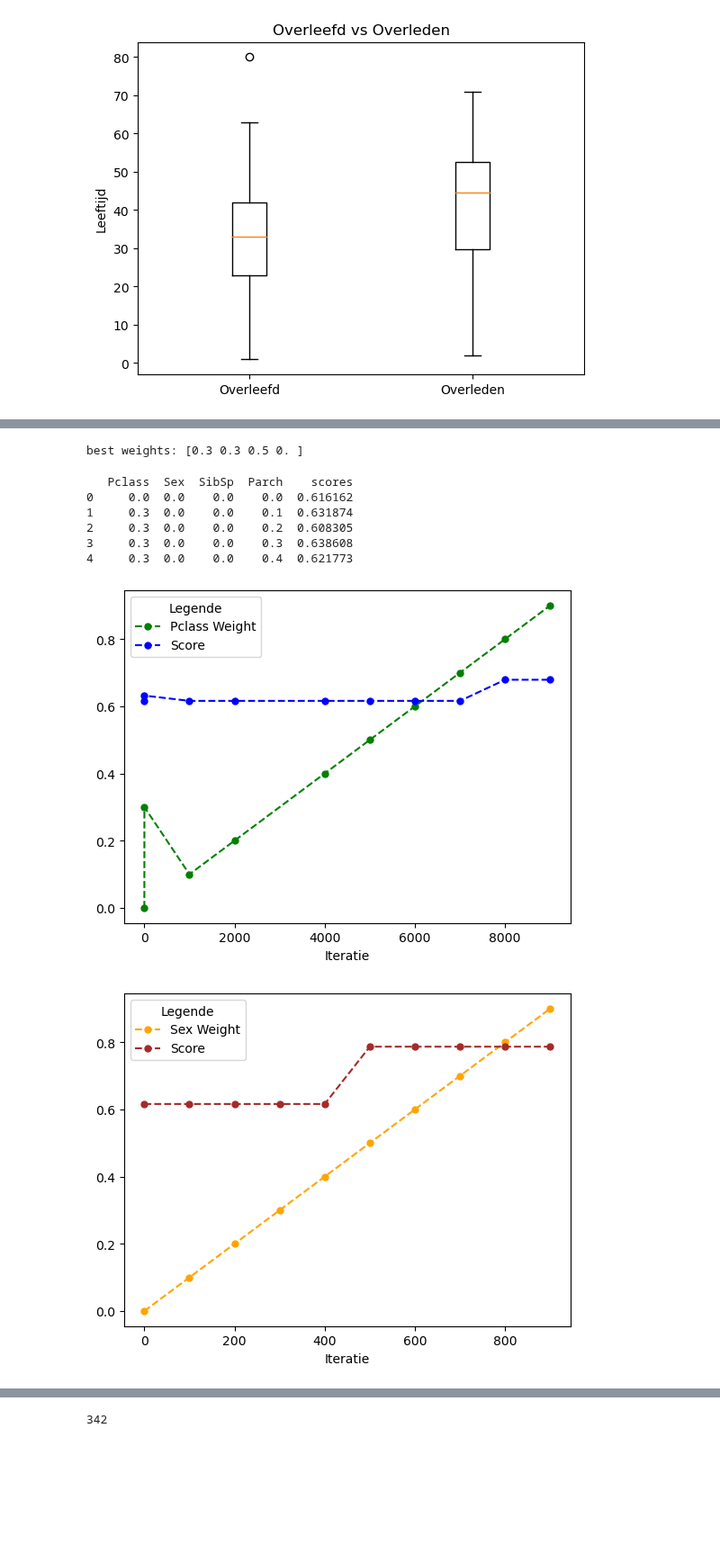
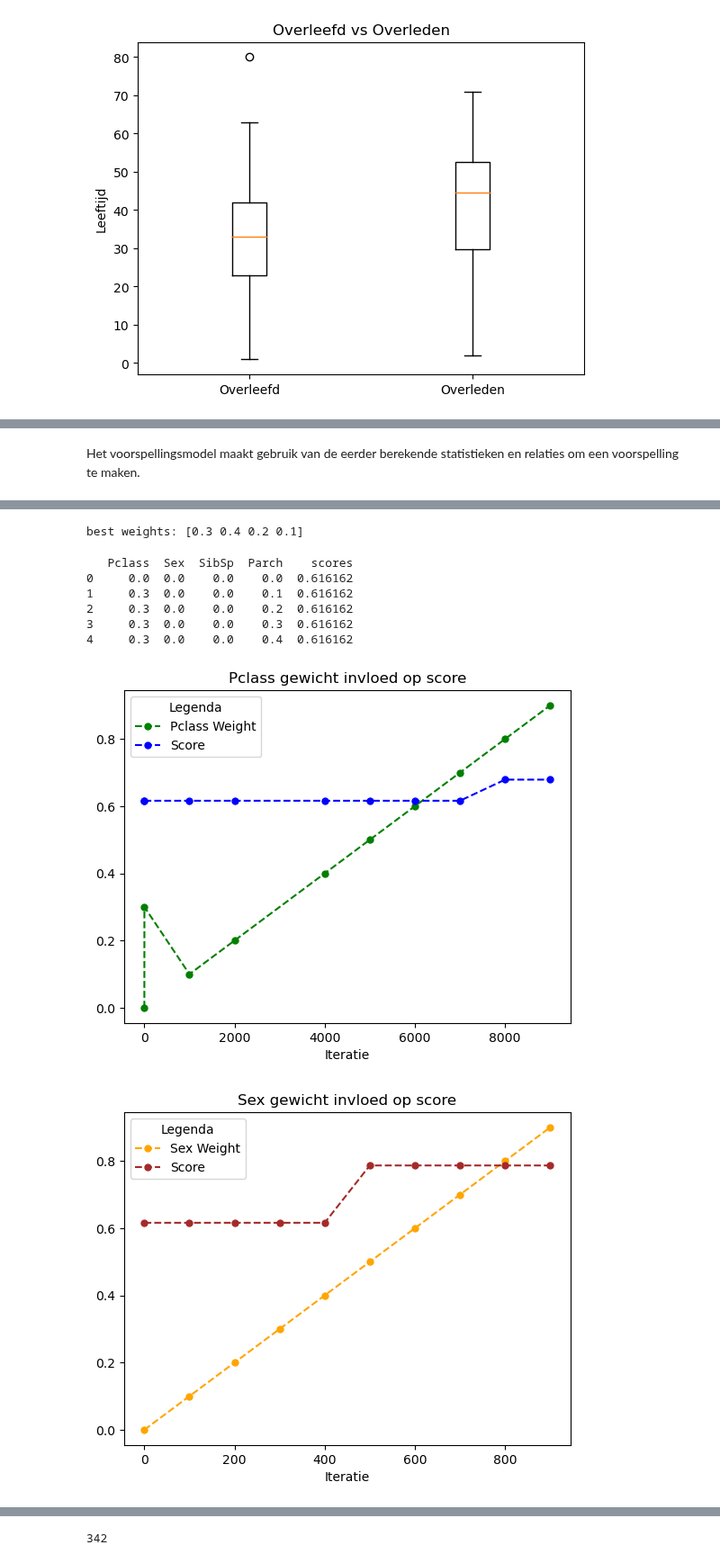
Before and after one commit to Stemt/DS-groep-6, a Jupyter notebook: case_1.ipynb, the cells around one changed output, grey strips where cells are left out. Shown at 90% size. Saved outputs shown, nothing was run; the diff lists cells and outputs as text; code cells hidden in the pictures; blank space fills up the shorter version.

```diff
--- a/case_1.ipynb
+++ b/case_1.ipynb
@@ -259,3 +250,5 @@ plt.show()
+# %% [markdown]
+Het voorspellingsmodel maakt gebruik van de eerder berekende statistieken en relaties om een voorspelling te maken.
 # %% [markdown]
 ![Alt text](imgs/PredictionModel.png)
 # %%
@@ -293,13 +285,13 @@ def dataset_to_probabilities(dataset):
     np_probabilities = np.array(probabilities)
     return np_probabilities
 # %%
-def ascii_bar(percent):
-    return '[' + round(percent) * '=' + round(100.0 - percent) * ' ' + ']'
 
-def prediction_model(probabilities : np.array,weights):
+# deze functie voert het model uit met de gegeven kansen en gewichten
+def prediction_model(probabilities,weights):
     predictions = probabilities.dot(weights.transpose())
     return np.where(predictions >= 0.5,1,0).transpose()
 
+# deze functie bepaal hoe accuraat het model is op basis van train dataset
 def calc_model_accuracy(weights):
     probabilities = dataset_to_probabilities(traindf)
     predictions = prediction_model(probabilities,weights)
@@ -314,7 +306,9 @@ def calc_model_accuracy(weights):
 
 best_weights = np.ndarray([])
 
+# deze functie zoekt beste gewichten op voor het voorspellingsmodel
 def optimize():
+    global best_weights
 
     params_scores = {
         'Pclass':[],
@@ -330,6 +324,7 @@ def optimize():
 
     weights = []
 
+    # deze for loop genereert verschillende combinaties van gewichten die getest gaan worden
     for i in range(w_range):
         for j in range(w_range):
             for k in range(w_range):
@@ -349,19 +344,17 @@ def optimize():
     params_scores['scores'] = calc_model_accuracy(weight_matrix)
 
 
-
+    # dit exporteert de gewichten en de bijbehorende score als een csv
     params_scores_df = pd.DataFrame(params_scores)
-
     params_scores_df.to_csv('param_scores.csv')
     params_scores_df = params_scores_df.sort_values(by='scores',ascending=False)
-    # print(params_scores_df.sort_values(by='scores',ascending=False).head(10))
     best_weights = params_scores_df.iloc[0].values[0:-1]
     print("best weights:",best_weights)
 
 
 def gen_submission():
+    global best_weights
     weights=best_weights
-    params = {'pclass_w': 0.5, 'gender_w': 0.3999999999999999, 'sibling_weight': 0.0, 'score': 0.8035914702581369}
     testset = pd.read_csv('data/test.csv')
     test_probs = dataset_to_probabilities(testset)
     testset['Survived'] = prediction_model(test_probs,weights)
@@ -369,5 +362,6 @@ def gen_submission():
     submission.to_csv('submission.csv')
 
 optimize()
+gen_submission()
 # %% [output]
-best weights: [0.3 0.3 0.5 0. ]
+best weights: [0.3 0.4 0.2 0.1]
@@ -387,8 +377,9 @@ ax.plot(pclass_data['Pclass'], color='green', linestyle='dashed', marker='o',
      markerfacecolor='green', markersize=5)
 ax.plot(pclass_data['scores'], color='blue', linestyle='dashed', marker='o',
      markerfacecolor='blue', markersize=5)
+ax.set_title("Pclass gewicht invloed op score")
 ax.set_xlabel("Iteratie")
-plt.legend(["Pclass Weight", "Score"], loc='best', title='Legende')
+plt.legend(["Pclass Weight", "Score"], loc='best', title='Legenda')
 plt.show()
 
 #sex_weight visualization
@@ -399,39 +390,42 @@ ax.plot(sex_data['Sex'], color='orange', linestyle='dashed', marker='o',
      markerfacecolor='orange', markersize=5)
 ax.plot(sex_data['scores'], color='brown', linestyle='dashed', marker='o',
      markerfacecolor='brown', markersize=5)
+ax.set_title("Sex gewicht invloed op score")
 ax.set_xlabel("Iteratie")
-plt.legend(["Sex Weight", "Score"], loc='best', title='Legende')
+plt.legend(["Sex Weight", "Score"], loc='best', title='Legenda')
 plt.show()
 
 #sibling_weight visualization
 sibling_data = param_scores.copy()
 sibling_data = sibling_data.drop_duplicates('SibSp')
 fig,ax = plt.subplots()
 ax.plot(sibling_data['SibSp'], color='grey', linestyle='dashed', marker='o',
      markerfacecolor='grey', markersize=5)
 ax.plot(sibling_data['scores'],  color='red', linestyle='dashed', marker='o',
      markerfacecolor='red', markersize=5)
+ax.set_title("SibSp gewicht invloed op score")
 ax.set_xlabel("Iteratie")
-plt.legend(["SibSp Weight", "Score"], loc='best', title='Legende')
+plt.legend(["SibSp Weight", "Score"], loc='best', title='Legenda')
 plt.show()
 
 #parch_weight visualization EDIT
 sibling_data = param_scores.copy()
 sibling_data = sibling_data.drop_duplicates('Parch')
 fig,ax = plt.subplots()
 ax.plot(sibling_data['Parch'], color='grey', linestyle='dashed', marker='o',
      markerfacecolor='grey', markersize=5)
 ax.plot(sibling_data['scores'],  color='red', linestyle='dashed', marker='o',
      markerfacecolor='red', markersize=5)
+ax.set_title("Parch gewicht invloed op score")
 ax.set_xlabel("Iteratie")
-plt.legend(["Parch Weight", "Score"], loc='best', title='Legende')
+plt.legend(["Parch Weight", "Score"], loc='best', title='Legenda')
 plt.show()
 # %% [output]
    Pclass  Sex  SibSp  Parch    scores
 0     0.0  0.0    0.0    0.0  0.616162
-1     0.3  0.0    0.0    0.1  0.631874
-2     0.3  0.0    0.0    0.2  0.608305
-3     0.3  0.0    0.0    0.3  0.638608
-4     0.3  0.0    0.0    0.4  0.621773
+1     0.3  0.0    0.0    0.1  0.616162
+2     0.3  0.0    0.0    0.2  0.616162
+3     0.3  0.0    0.0    0.3  0.616162
+4     0.3  0.0    0.0    0.4  0.616162
-[figure, old version]
+[figure, new version]
-[figure, old version]
+[figure, new version]
```
Also changed, not shown: parts of 27 cells of this notebook, 2 other files.
